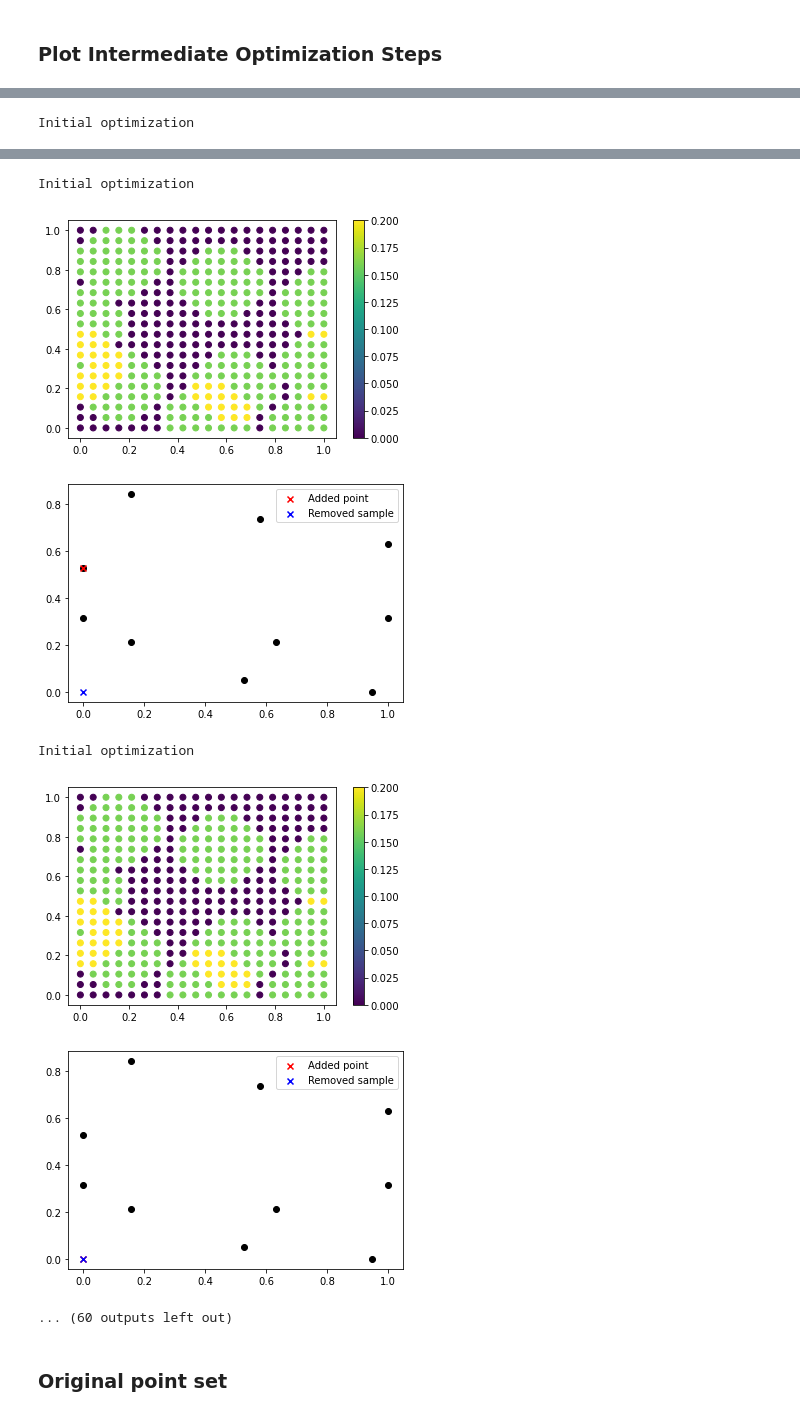
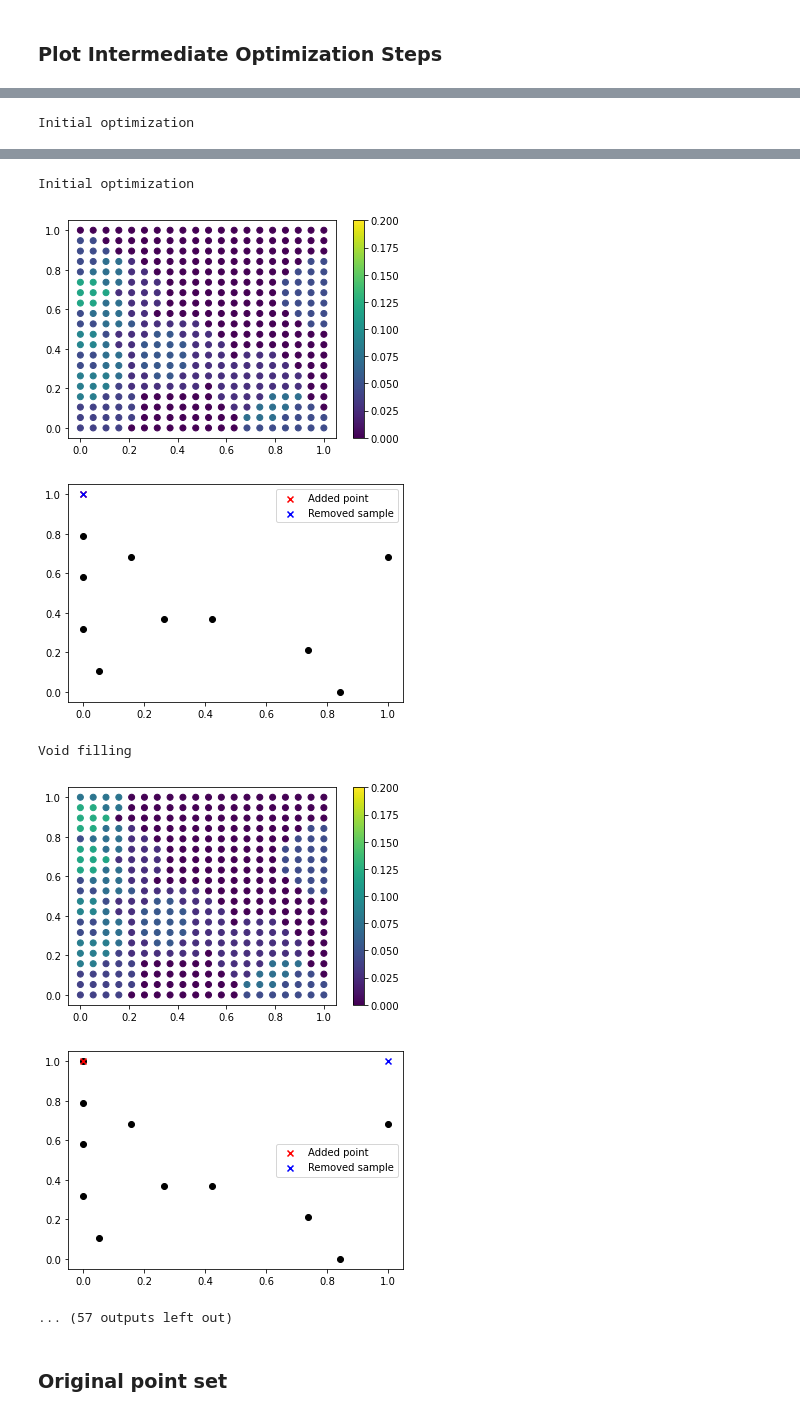
Before and after one commit to TobiasRp/vc_sample, a Jupyter notebook: notebooks/sampling_debugging.ipynb, the cells around one changed output, grey strips where cells are left out. Drawn from its saved outputs; the diff is of its cells as text; code cells hidden in the pictures.

Commit message:
Refactor kernels

```diff
--- a/notebooks/sampling_debugging.ipynb
+++ b/notebooks/sampling_debugging.ipynb
@@ -26,6 +27,6 @@ def vc_log(step, rho, samples, lv, tc):
     plt.legend()
     plt.show()
 # %%
-kernel_bandwidth = 0.05 * kernel_scale_factor(dimensionality=2, num_points=20**2, num_samples=30)
+kernel_bandwidth = 0.025 * kernel_scale_factor(dimensionality=2, num_points=20**2, num_samples=30)
 kernel_bandwidth
 # %% [output]
@@ -33,7 +34,7 @@ kernel_bandwidth
 # %% [markdown]
 ### Plot Intermediate Optimization Steps
 # %%
-density_estimator = KernelDensityEstimator(points, Kernel(gaussian, scale=kernel_bandwidth))
+density_estimator = KernelDensityEstimator(points, GaussianKernel(sigma=kernel_bandwidth))
 vc = VoidAndCluster(density_estimator, points.shape[0], num_initial_samples=10, log_fn=vc_log)
 
 sample_indices = vc.sample(size=30)
@@ -47,10 +48,10 @@ Initial optimization
 Initial optimization
-[figure, old version]
+[figure, new version]
-[figure, old version]
+[figure, new version]
-Initial optimization
+Void filling
-[figure, old version]
+[figure, new version]
-[figure, old version]
+[figure, new version]
-... (60 outputs left out)
+... (57 outputs left out)
 # %% [markdown]
 ### Original point set
 # %%
```
Also changed, not shown: parts of 4 cells of this notebook, 5 other files.
